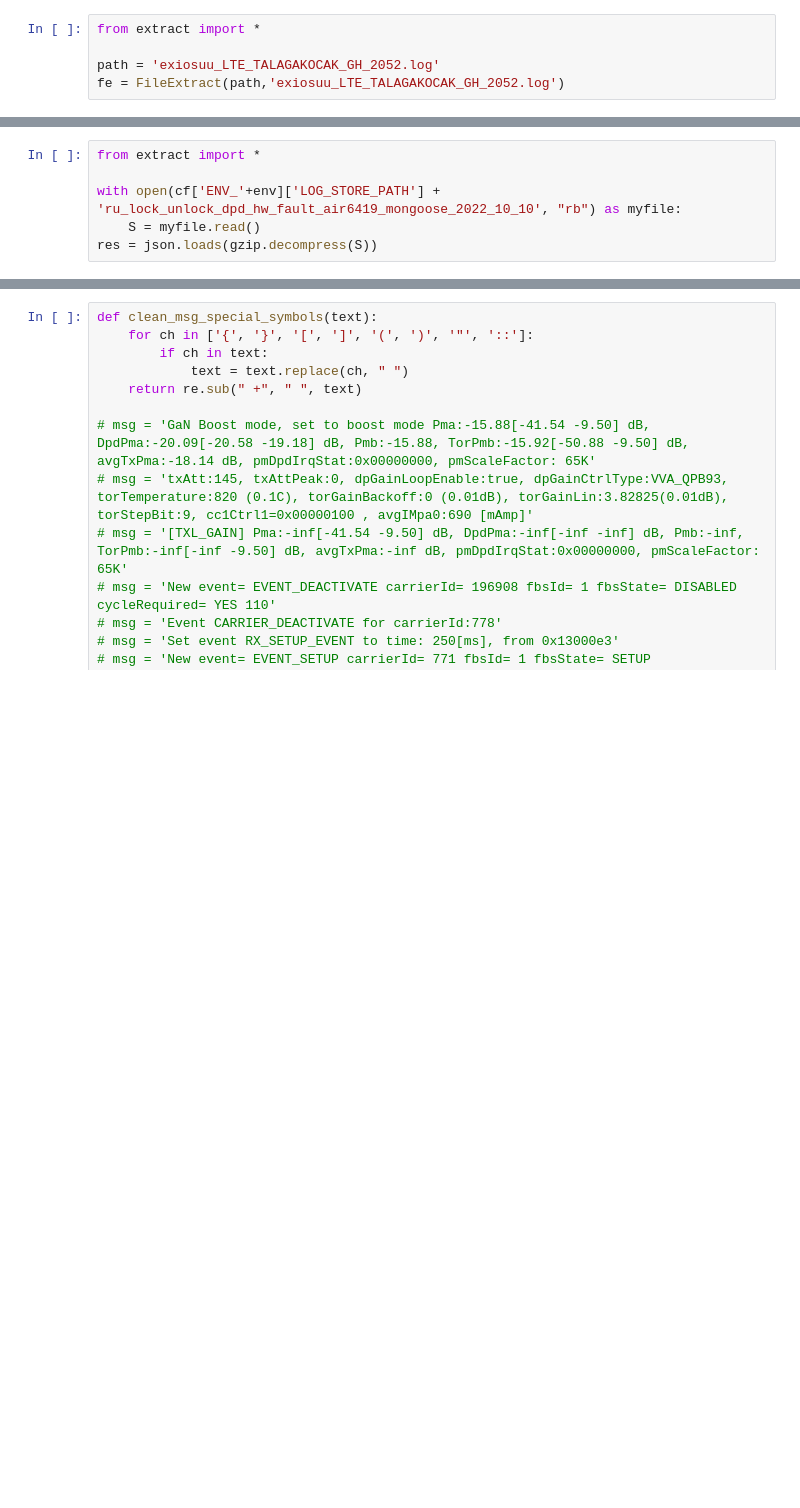
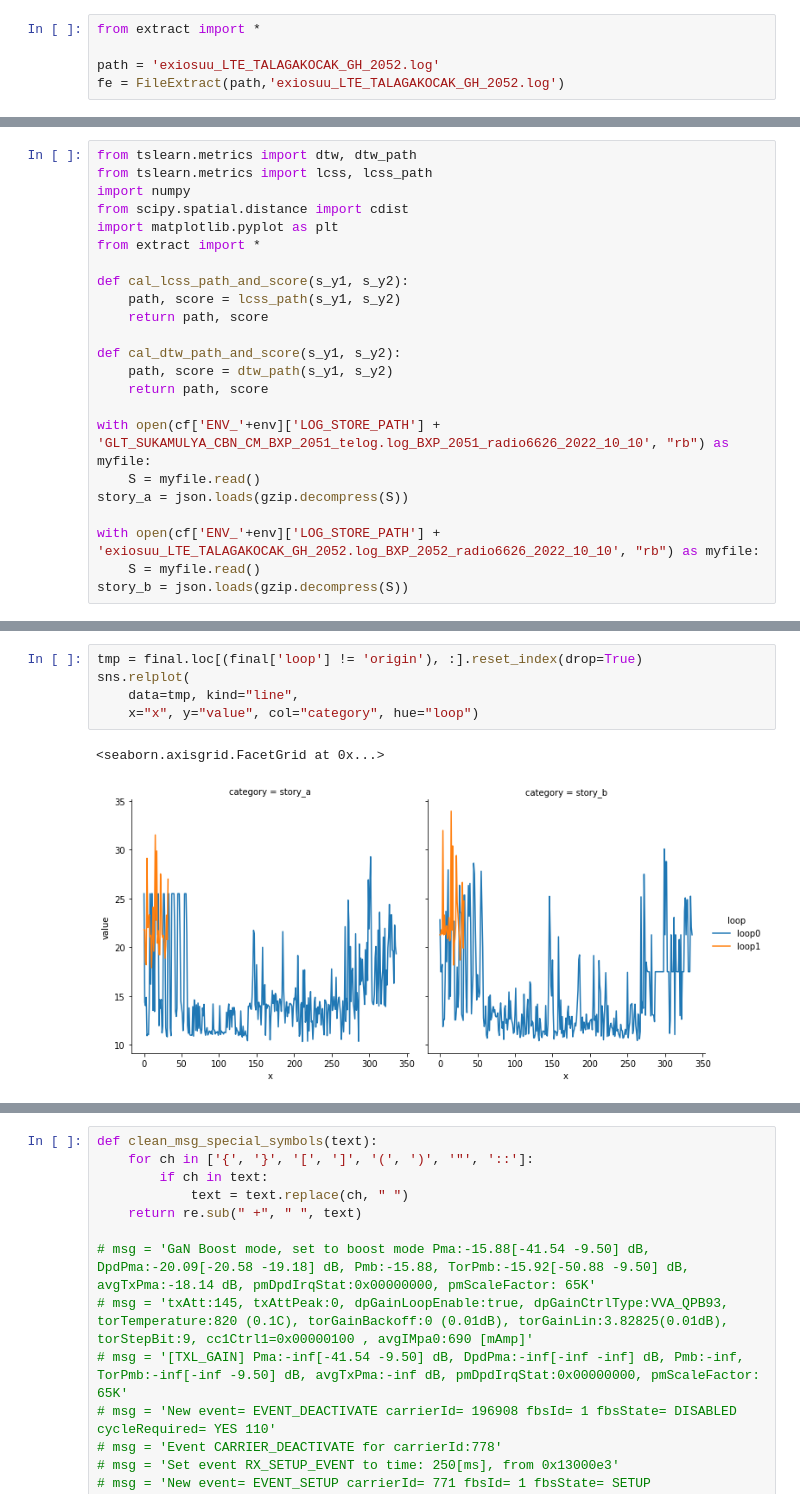
Before and after one commit to dj-lei/logs_trouble_shooting_back, a Jupyter notebook: test.ipynb, the cells around one changed output, grey strips where cells are left out. Drawn from its saved outputs; the diff is of its cells as text; blank space fills up the shorter version.

```diff
--- a/test.ipynb
+++ b/test.ipynb
@@ -301,6 +392,23 @@ compressed_data = deflate_and_base64_encode(json.dumps(res[0]).encode('utf-8'))
 # %%
+from tslearn.metrics import dtw, dtw_path
+from tslearn.metrics import lcss, lcss_path
+import numpy
+from scipy.spatial.distance import cdist
+import matplotlib.pyplot as plt
 from extract import *
 
-with open(cf['ENV_'+env]['LOG_STORE_PATH'] + 'ru_lock_unlock_dpd_hw_fault_air6419_mongoose_2022_10_10', "rb") as myfile:
+def cal_lcss_path_and_score(s_y1, s_y2):
+    path, score = lcss_path(s_y1, s_y2)
+    return path, score
+
+def cal_dtw_path_and_score(s_y1, s_y2):
+    path, score = dtw_path(s_y1, s_y2)
+    return path, score
+
+with open(cf['ENV_'+env]['LOG_STORE_PATH'] + 'GLT_SUKAMULYA_CBN_CM_BXP_2051_telog.log_BXP_2051_radio6626_2022_10_10', "rb") as myfile:
     S = myfile.read()
-res = json.loads(gzip.decompress(S))
+story_a = json.loads(gzip.decompress(S))
+
+with open(cf['ENV_'+env]['LOG_STORE_PATH'] + 'exiosuu_LTE_TALAGAKOCAK_GH_2052.log_BXP_2052_radio6626_2022_10_10', "rb") as myfile:
+    S = myfile.read()
+story_b = json.loads(gzip.decompress(S))
@@ -312,0 +469,8 @@ test['inverted_index_table']['abn']
+# %%
+tmp = final.loc[(final['loop'] != 'origin'), :].reset_index(drop=True)
+sns.relplot(
+    data=tmp, kind="line",
+    x="x", y="value", col="category", hue="loop")
+# %% [output]
+<seaborn.axisgrid.FacetGrid at 0x...>
+[figure, added]
```
Also changed, not shown: parts of 30 cells of this notebook.
